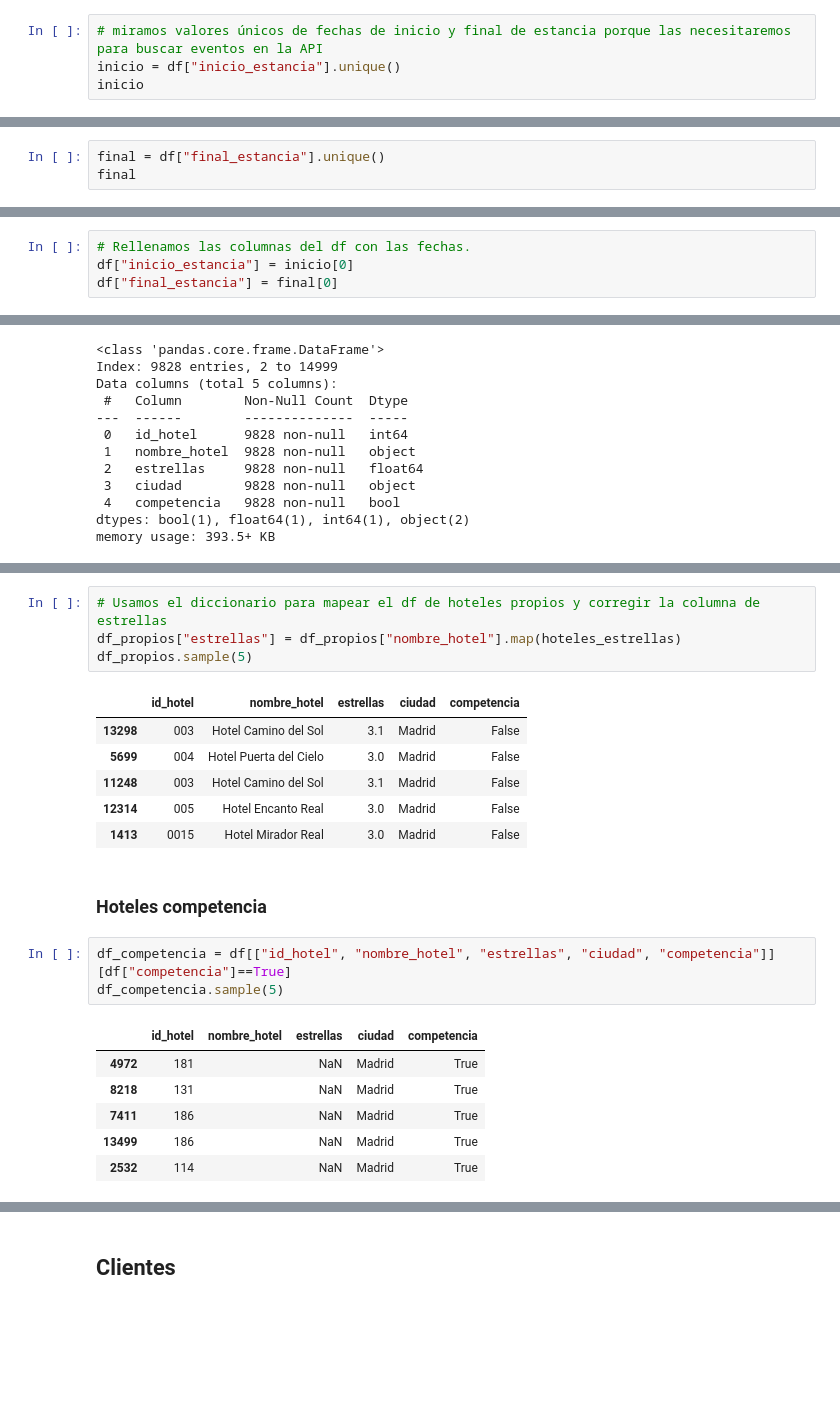
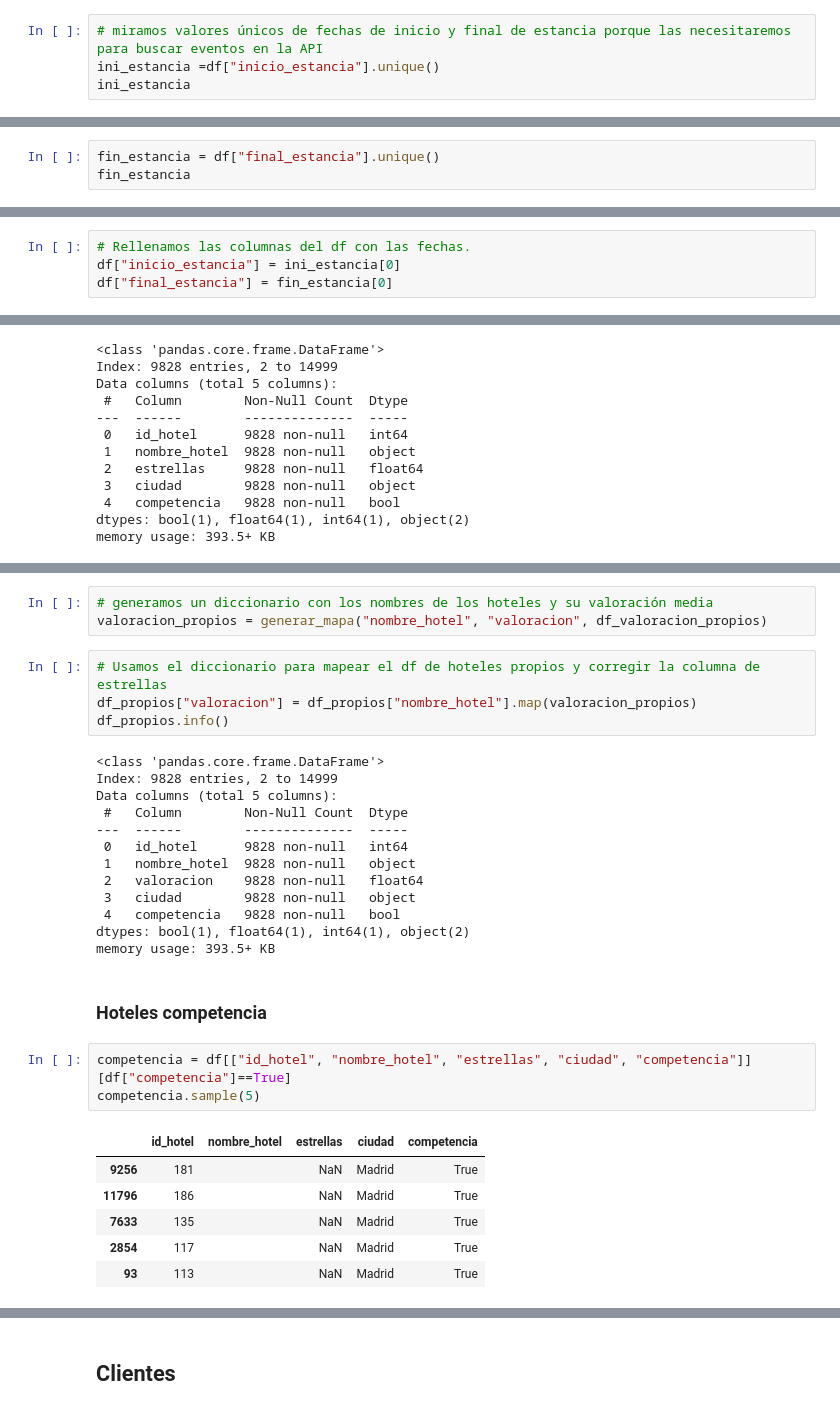
Before and after one commit to MartaM1206/proyecto_ETL, a Jupyter notebook: notebooks/análisis inicial.ipynb, the cells around one changed output, grey strips where cells are left out. Saved outputs shown, nothing was run; the diff lists cells and outputs as text; blank space fills up the shorter version.

```diff
--- a/notebooks/análisis inicial.ipynb
+++ b/notebooks/análisis inicial.ipynb
@@ -115,15 +64,15 @@ Hay 10 hoteles de la competencia sin datos de precio_noche, nombre_hotel y estre
 # Fechas estancia
 # %%
 # miramos valores únicos de fechas de inicio y final de estancia porque las necesitaremos para buscar eventos en la API
-inicio = df["inicio_estancia"].unique()
-inicio
+ini_estancia =df["inicio_estancia"].unique()
+ini_estancia
 # %% [output]
 <DatetimeArray>
 ['2025-03-01 00:00:00', 'NaT']
 Length: 2, dtype: datetime64[ns]
 # %%
-final = df["final_estancia"].unique()
-final
+fin_estancia = df["final_estancia"].unique()
+fin_estancia
 # %% [output]
 <DatetimeArray>
 ['2025-03-02 00:00:00', 'NaT']
@@ -136,8 +81,8 @@ Timestamp('2025-03-02 00:00:00')
 Como las fechas son las mismas, podríamos rellenar toda la columna con el mismo valor.
 # %%
 # Rellenamos las columnas del df con las fechas.
-df["inicio_estancia"] = inicio[0]
-df["final_estancia"] = final[0]
+df["inicio_estancia"] = ini_estancia[0]
+df["final_estancia"] = fin_estancia[0]
 # %%
 df.info()
 # %% [output]
@@ -375,23 +352,32 @@ hoteles_estrellas
+# %%
+# generamos un diccionario con los nombres de los hoteles y su valoración media
+valoracion_propios = generar_mapa("nombre_hotel", "valoracion", df_valoracion_propios)
 # %%
 # Usamos el diccionario para mapear el df de hoteles propios y corregir la columna de estrellas
-df_propios["estrellas"] = df_propios["nombre_hotel"].map(hoteles_estrellas)
-df_propios.sample(5)
+df_propios["valoracion"] = df_propios["nombre_hotel"].map(valoracion_propios)
+df_propios.info()
 # %% [output]
-|  | id_hotel | nombre_hotel | estrellas | ciudad | competencia |
-| 13298 | 003 | Hotel Camino del Sol | 3.1 | Madrid | False |
-| 5699 | 004 | Hotel Puerta del Cielo | 3.0 | Madrid | False |
-| 11248 | 003 | Hotel Camino del Sol | 3.1 | Madrid | False |
-| 12314 | 005 | Hotel Encanto Real | 3.0 | Madrid | False |
-| 1413 | 0015 | Hotel Mirador Real | 3.0 | Madrid | False |
+<class 'pandas.core.frame.DataFrame'>
+Index: 9828 entries, 2 to 14999
+Data columns (total 5 columns):
+ #   Column        Non-Null Count  Dtype
+---  ------        --------------  -----
+ 0   id_hotel      9828 non-null   int64
+ 1   nombre_hotel  9828 non-null   object
+ 2   valoracion    9828 non-null   float64
+ 3   ciudad        9828 non-null   object
+ 4   competencia   9828 non-null   bool
+dtypes: bool(1), float64(1), int64(1), object(2)
+memory usage: 393.5+ KB
 # %% [markdown]
 ### Hoteles competencia
 # %%
-df_competencia = df[["id_hotel", "nombre_hotel", "estrellas", "ciudad", "competencia"]][df["competencia"]==True]
-df_competencia.sample(5)
+competencia = df[["id_hotel", "nombre_hotel", "estrellas", "ciudad", "competencia"]][df["competencia"]==True]
+competencia.sample(5)
 # %% [output]
 |  | id_hotel | nombre_hotel | estrellas | ciudad | competencia |
-| 4972 | 181 |  | NaN | Madrid | True |
-| 8218 | 131 |  | NaN | Madrid | True |
-| 7411 | 186 |  | NaN | Madrid | True |
-| 13499 | 186 |  | NaN | Madrid | True |
-| 2532 | 114 |  | NaN | Madrid | True |
+| 9256 | 181 |  | NaN | Madrid | True |
+| 11796 | 186 |  | NaN | Madrid | True |
+| 7633 | 135 |  | NaN | Madrid | True |
+| 2854 | 117 |  | NaN | Madrid | True |
+| 93 | 113 |  | NaN | Madrid | True |
```
Also changed, not shown: parts of 65 cells of this notebook, 7 other files.
